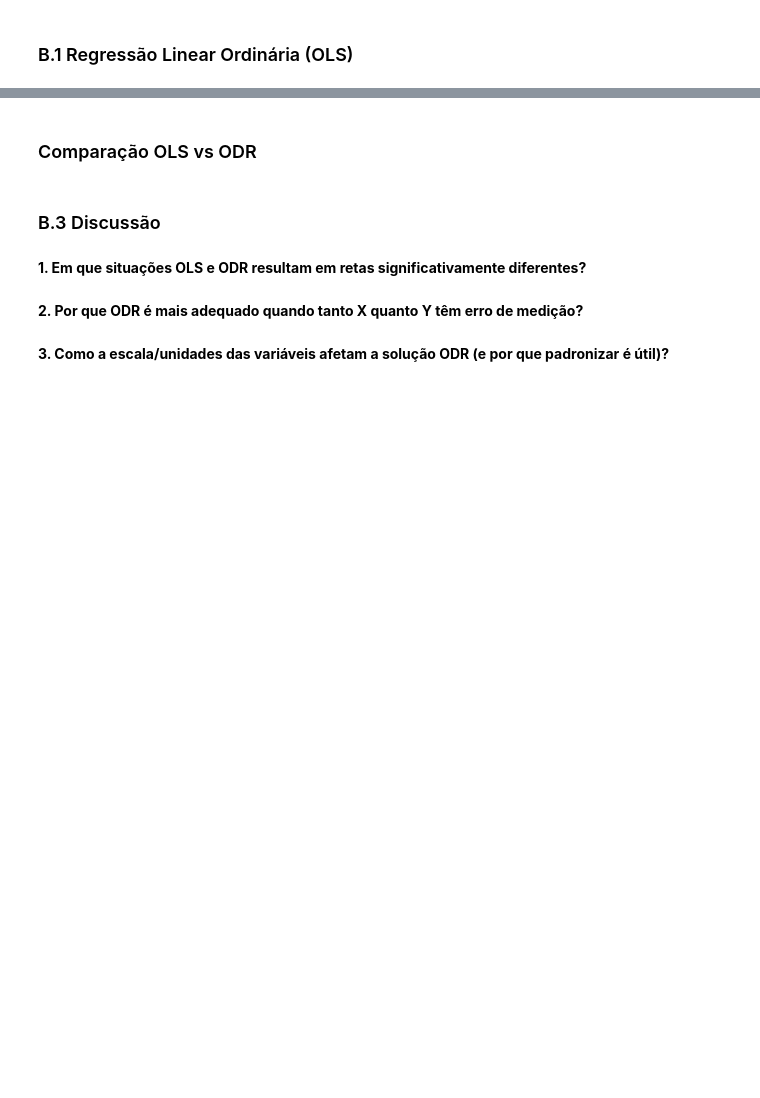
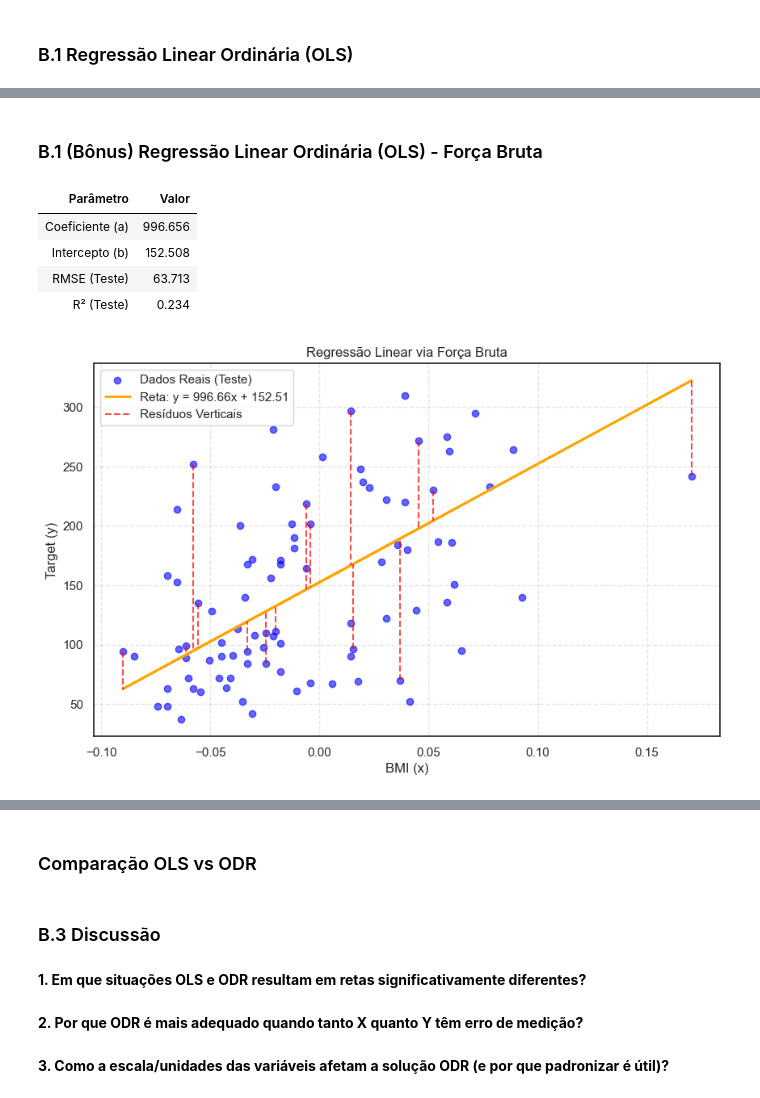
Before and after one commit to Asteriuz/CP1-IA, a Jupyter notebook: cp1-IA.ipynb, the cells around one changed output, grey strips where cells are left out. Saved outputs shown, nothing was run; the diff lists cells and outputs as text; code cells hidden in the pictures; blank space fills up the shorter version.

```diff
--- a/cp1-IA.ipynb
+++ b/cp1-IA.ipynb
@@ -393,0 +488,46 @@ $$\mathcal{L}(m, b) = \sum_i \frac{(m x_i - y_i + b)^2}{m^2 + 1}$$
+# %% [markdown]
+### B.1 (Bônus) Regressão Linear Ordinária (OLS) - Força Bruta
+# %%
+valores_a = np.linspace(0, 2000, 300)
+valores_b = np.linspace(0, 300, 300)
+
+
+def calcular_erro(x, y, a, b):
+    y_pred = a * x + b
+    erro = np.mean((y_pred - y) ** 2)
+    return erro
+
+
+melhor_a, melhor_b, menor_erro = (0, 0, float("inf"))
+
+
+X_train_flat = X_train_bmi.flatten()
+for a in valores_a:
+    for b in valores_b:
+        erro = calcular_erro(X_train_flat, y_train_bmi, a, b)
+        if erro < menor_erro:
+            menor_erro, melhor_a, melhor_b = erro, a, b
+
+y_pred_test_fb = melhor_a * X_test_bmi.flatten() + melhor_b
+y_pred_all_fb = melhor_a * X_bmi.flatten() + melhor_b
+
+df_fb = avaliar_modelo_ols(y_test_bmi, y_pred_test_fb, melhor_a, melhor_b)
+display(format_df_left(df_fb, "Parâmetro", casas_decimais=3))
+
+plotar_resultados(
+    X_test_bmi,
+    y_test_bmi,
+    X_bmi,
+    y_pred_all_fb,
+    melhor_a,
+    melhor_b,
+    "Regressão Linear via Força Bruta",
+    "orange",
+)
+# %% [output]
+| Parâmetro | Valor |
+| Coeficiente (a) | 996.656 |
+| Intercepto (b) | 152.508 |
+| RMSE (Teste) | 63.713 |
+| R² (Teste) | 0.234 |
+[figure, added]
```
Also changed, not shown: parts of 18 cells of this notebook, 2 other files.
